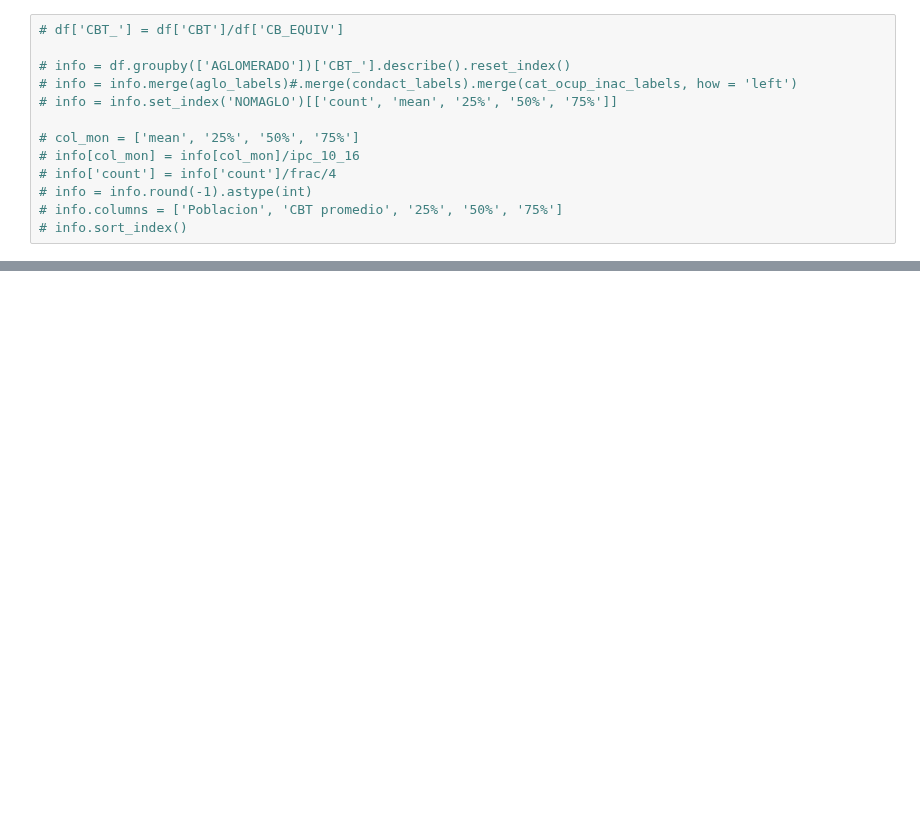
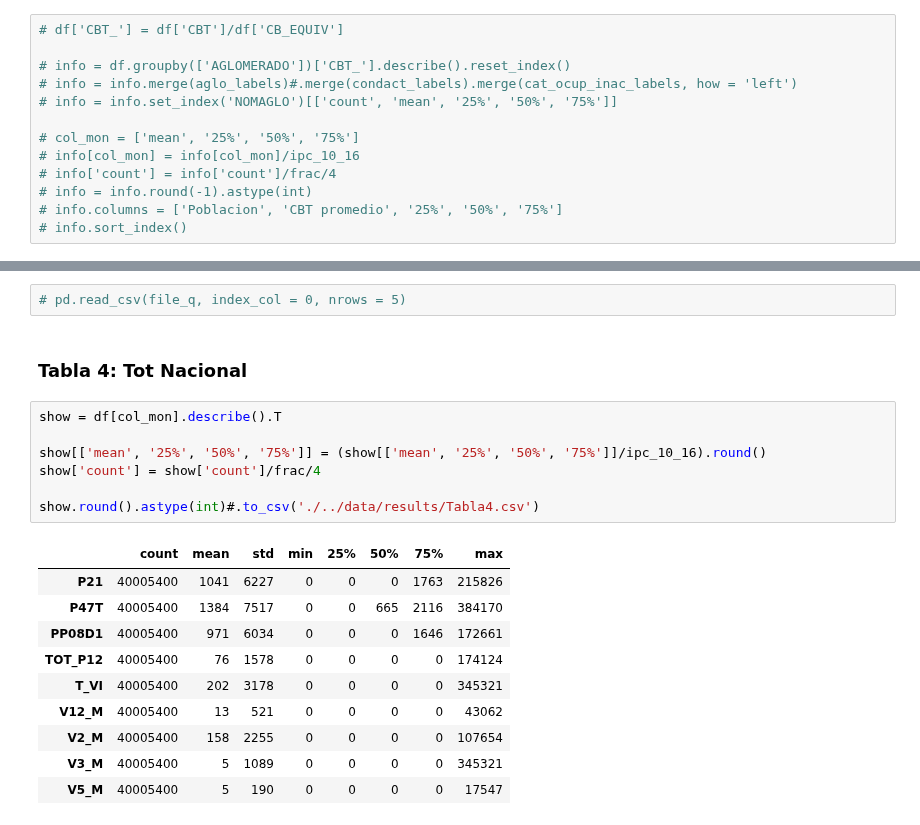
Before and after one commit to matuteiglesias/indice-pobreza-UBA, a Jupyter notebook: notebooks/11 - Validacion 2010.ipynb, the cells around one changed output, grey strips where cells are left out. Saved outputs shown, nothing was run; the diff lists cells and outputs as text; blank space fills up the shorter version.

```diff
--- a/notebooks/11 - Validacion 2010.ipynb
+++ b/notebooks/11 - Validacion 2010.ipynb
@@ -132,0 +107,22 @@ info.sort_index()
+# %%
+# pd.read_csv(file_q, index_col = 0, nrows = 5)
+# %% [markdown]
+### Tabla 4: Tot Nacional
+# %%
+show = df[col_mon].describe().T
+
+show[['mean', '25%', '50%', '75%']] = (show[['mean', '25%', '50%', '75%']]/ipc_10_16).round()
+show['count'] = show['count']/frac/4
+
+show.round().astype(int)#.to_csv('./../data/results/Tabla4.csv')
+# %% [output]
+|  | count | mean | std | min | 25% | 50% | 75% | max |
+| P21 | 40005400 | 1041 | 6227 | 0 | 0 | 0 | 1763 | 215826 |
+| P47T | 40005400 | 1384 | 7517 | 0 | 0 | 665 | 2116 | 384170 |
+| PP08D1 | 40005400 | 971 | 6034 | 0 | 0 | 0 | 1646 | 172661 |
+| TOT_P12 | 40005400 | 76 | 1578 | 0 | 0 | 0 | 0 | 174124 |
+| T_VI | 40005400 | 202 | 3178 | 0 | 0 | 0 | 0 | 345321 |
+| V12_M | 40005400 | 13 | 521 | 0 | 0 | 0 | 0 | 43062 |
+| V2_M | 40005400 | 158 | 2255 | 0 | 0 | 0 | 0 | 107654 |
+| V3_M | 40005400 | 5 | 1089 | 0 | 0 | 0 | 0 | 345321 |
+| V5_M | 40005400 | 5 | 190 | 0 | 0 | 0 | 0 | 17547 |
```
Also changed, not shown: parts of 20 cells of this notebook, 7 other files.
